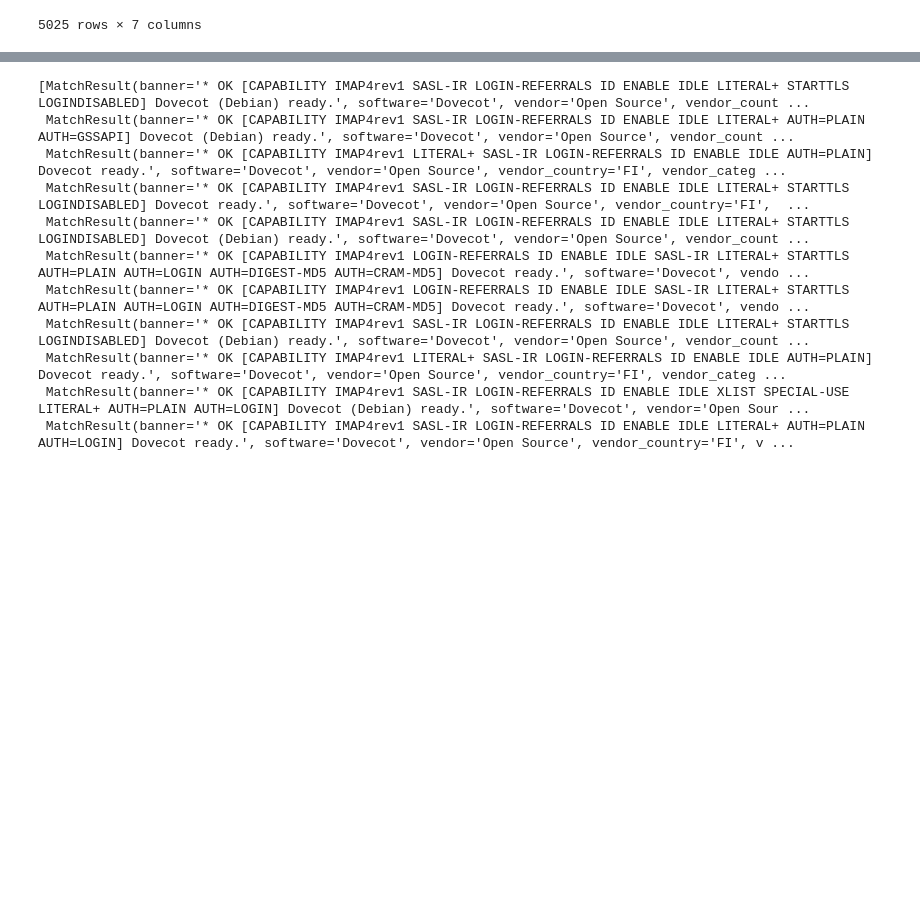
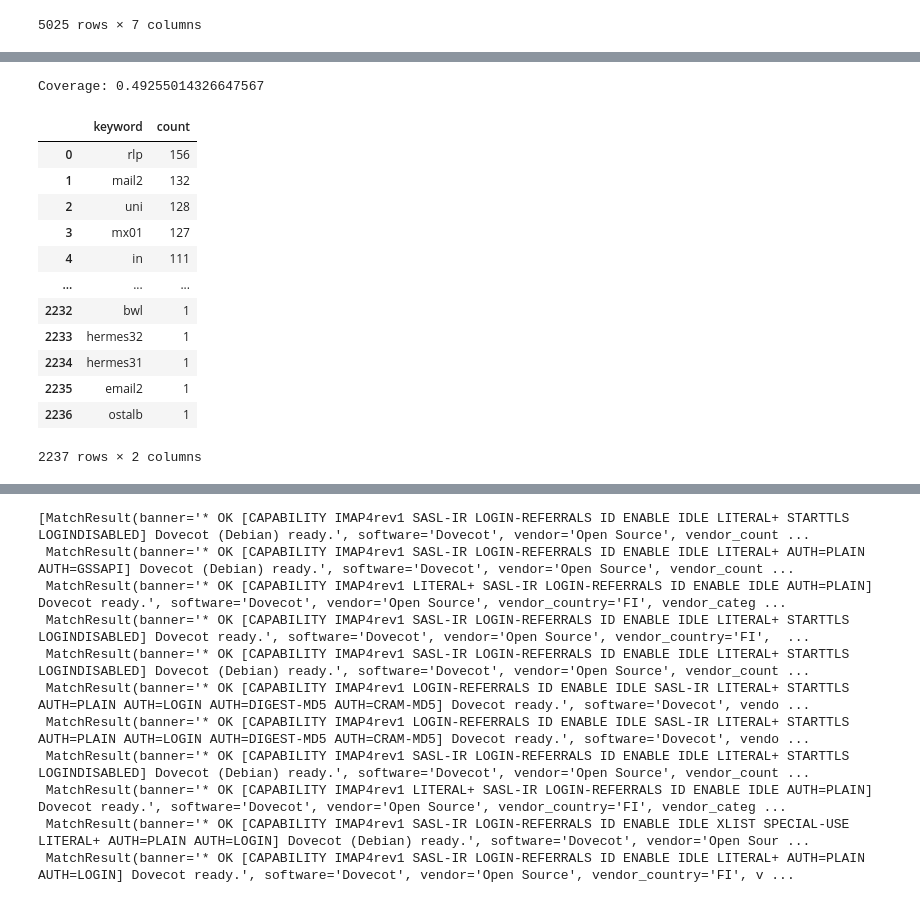
Before and after one commit to Owreeb/S.M.A.R.T.-Sovereign_Mail_Assessment_and_Rating_Tool, a Jupyter notebook: scanner/src/enricher/dev_notebook.ipynb, the cells around one changed output, grey strips where cells are left out. Drawn from its saved outputs; the diff is of its cells as text; code cells hidden in the pictures; blank space fills up the shorter version.

Commit message:
Added mx and imap rules

```diff
--- a/scanner/src/enricher/dev_notebook.ipynb
+++ b/scanner/src/enricher/dev_notebook.ipynb
@@ -123,8 +139,31 @@ def apply_rules(banners: list[str], rules: list[dict]) -> tuple[list[MatchResult
 
     return results, remaining
 # %%
-rules = load_yaml("/home/julian/Projects/S.M.A.R.T.-Sovereign_Mail_Assessment_and_Rating_Tool/scanner/src/signatures_pipeline/signatures/imap.yaml")
+rules = load_yaml("/home/julian/Projects/S.M.A.R.T.-Sovereign_Mail_Assessment_and_Rating_Tool/scanner/src/signatures_pipeline/signatures/mx.yaml")
 
-banners = imap["banner"].dropna().tolist()
+banners = mx["mx_domain"].dropna().tolist()
 
 matches, unmatched = apply_rules(banners, rules)
+print(f"Coverage: {len(matches)/len(banners)}")
+unmatched
+
+result = extract_keywords(
+    unmatched,
+    remove_tlds={"de", "com", "at", "mail", "mx", "ch", "mx1", "mx2","net"}
+)
+result
+# %% [output]
+Coverage: 0.49255014326647567
+|  | keyword | count |
+| 0 | rlp | 156 |
+| 1 | mail2 | 132 |
+| 2 | uni | 128 |
+| 3 | mx01 | 127 |
+| 4 | in | 111 |
+| ... | ... | ... |
+| 2232 | bwl | 1 |
+| 2233 | hermes32 | 1 |
+| 2234 | hermes31 | 1 |
+| 2235 | email2 | 1 |
+| 2236 | ostalb | 1 |
+2237 rows × 2 columns
```
Also changed, not shown: parts of 3 cells of this notebook, 2 other files.
